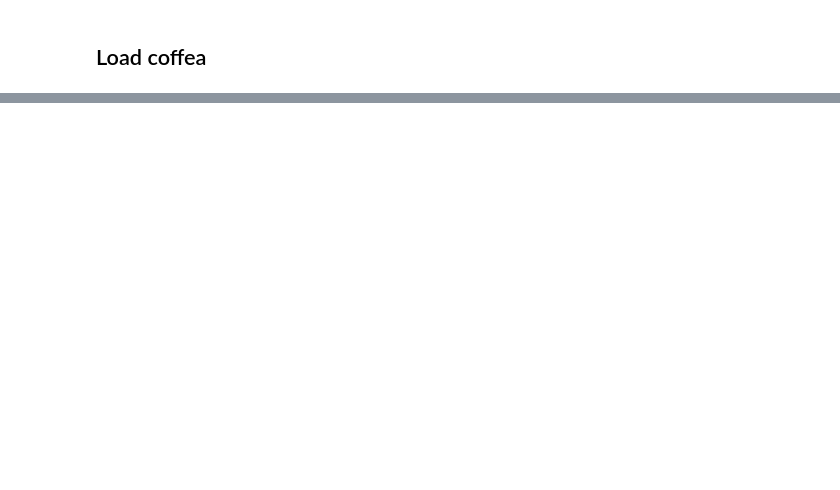
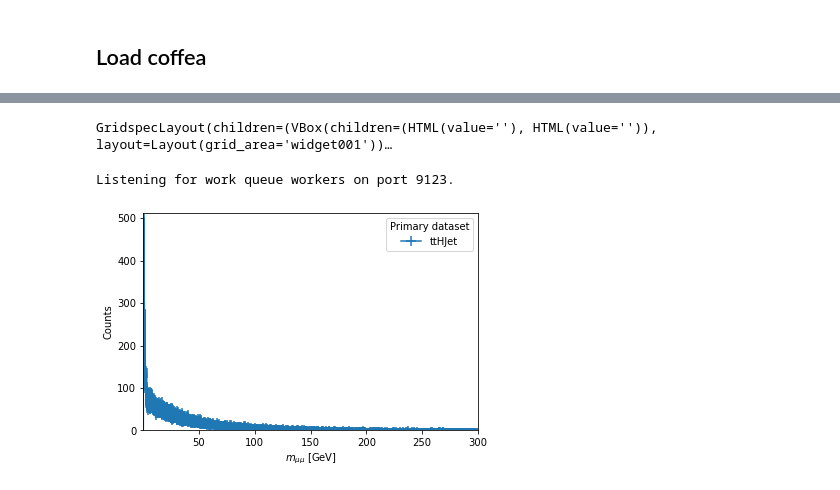
Before and after one commit to cooperative-computing-lab/coffea-wq-notebook, a Jupyter notebook: index.ipynb, the cells around one changed output, grey strips where cells are left out. Saved outputs shown, nothing was run; the diff lists cells and outputs as text; code cells hidden in the pictures; blank space fills up the shorter version.

```diff
--- a/index.ipynb
+++ b/index.ipynb
@@ -28,0 +46,11 @@ runner = Runner(executor)
+# %%
+# For the most basic Work Queue configuration, we need to set the port that
+# the workers will use to communicate with the Coffea application.
+# The default for Work Queue is 9123, so we will use that here.
+# We can set Work Queue to find a free port for use, and we will explore
+# that later in the notebook.
+port = 9123
+executor = WorkQueueExecutor(port=port)
+runner = Runner(executor)
+
+#executor = WorkQueueExecutor(port=port, status_display_interval=5, extra_input_files=["MemNanoTestProcessor.py"])
@@ -28,0 +61,30 @@ runner = Runner(executor)
+# %%
+# Create a factory that looks for a running Coffea in the local machine at the
+# port we defined above.
+workers = Factory("local", manager_host_port = f"localhost:{port}")
+
+# Tell the factory that it should not create more than one worker...
+workers.max_workers = 1
+
+# ...and that the worker should not use more than 10GB of memory. If we do not set
+# resource limits, the worker automatically configures to use all available
+# in the machine, so the worker will use, for example, all the cores and memory in the
+# local machine.
+workers.disk = 10000  # Each worker won't use more than 10GB
+# %%
+# Finally, we execute the Coffea application. By using the factory inside a
+# "with" statement, the factory shutdowns the workers when the workflow finishes.
+
+with workers:
+    hists = runner(filelist, "Events", MyProcessor())
+# %% [output]
+GridspecLayout(children=(VBox(children=(HTML(value=''), HTML(value='')), layout=Layout(grid_area='widget001'))…
+Listening for work queue workers on port 9123.
+# %%
+# we can plot the results as usual
+%matplotlib inline
+import coffea.hist
+from IPython.utils import io
+coffea.hist.plot1d(hists["mass"]);
+# %% [output]
+[figure, added]
```
Also changed, not shown: parts of 29 cells of this notebook, 2 other files.
